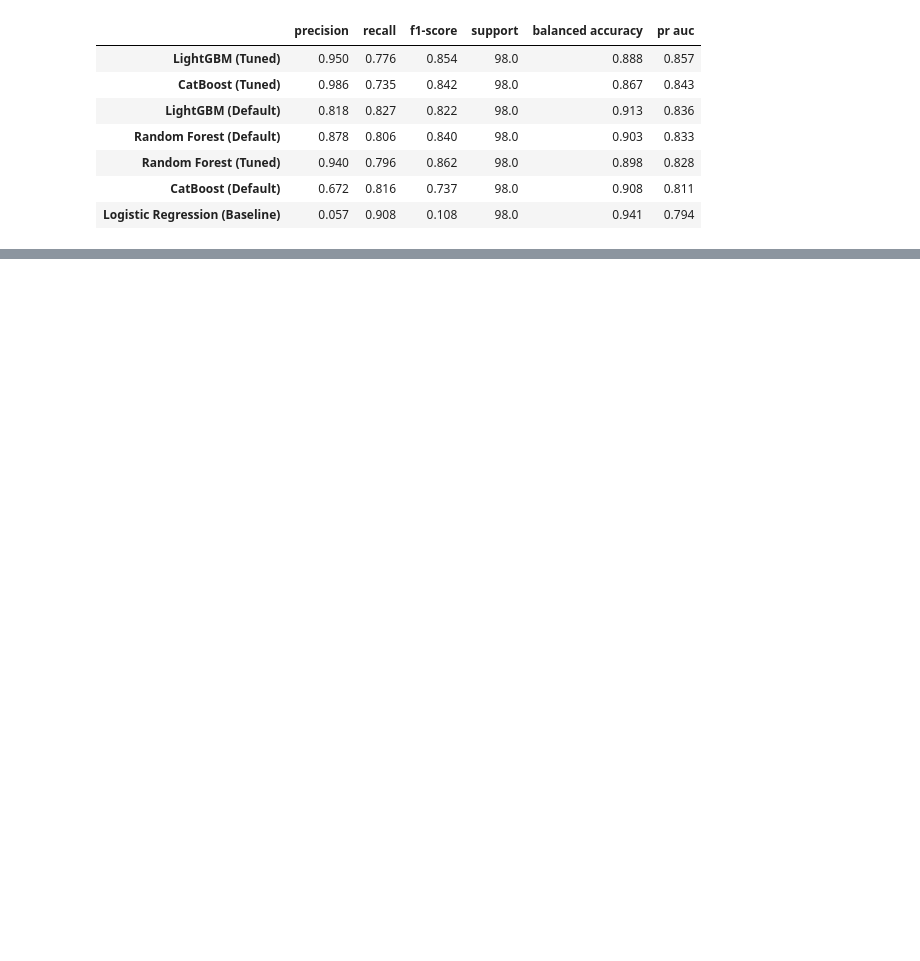
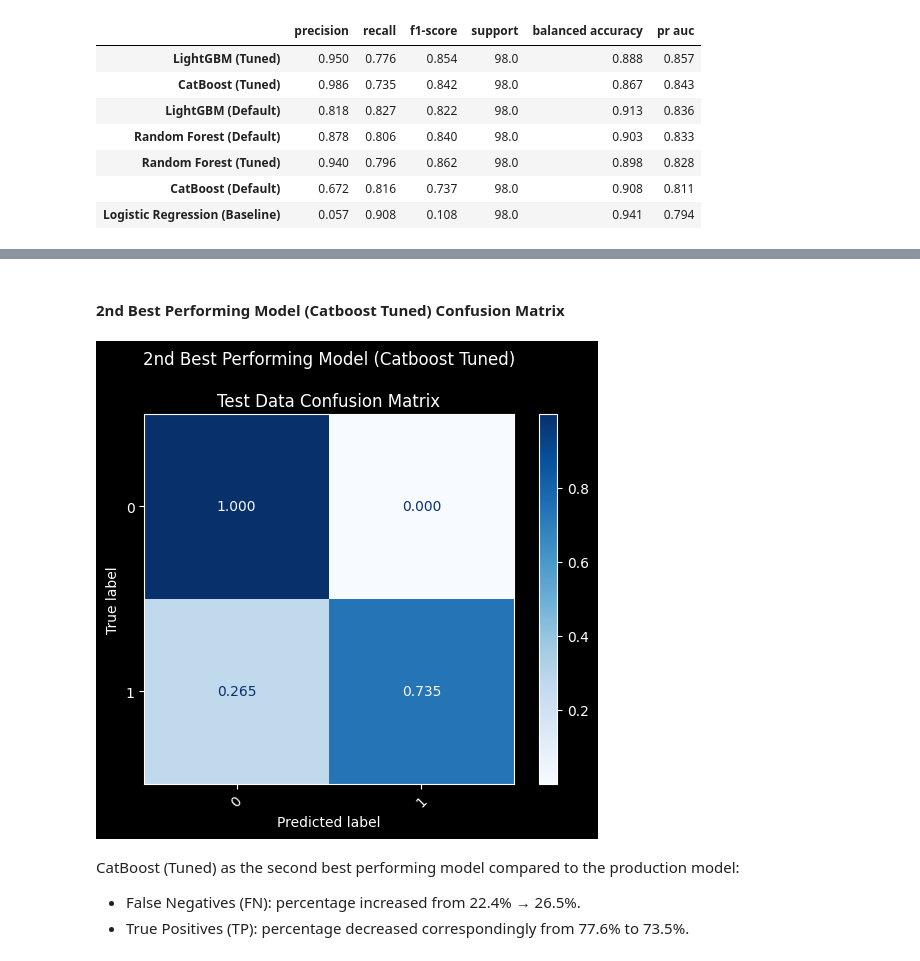
Before and after one commit to MohanadAlemam/fraud-detection-credit-card, a Jupyter notebook: notebooks/05_results_analysis.ipynb, the cells around one changed output, grey strips where cells are left out. Cells and saved outputs as stored; diff of their text form; code cells hidden in the pictures; blank space fills up the shorter version.

```diff
--- a/notebooks/05_results_analysis.ipynb
+++ b/notebooks/05_results_analysis.ipynb
@@ -199,0 +237,11 @@ Conclusion: The ranking based on PR AUC remains consistent with OOF results, con
+# %% [markdown]
+#### 2nd Best Performing Model (Catboost Tuned) Confusion Matrix
+# %%
+test_evaluation(catboost_tuned, X_test, y_test, model_name="2nd Best Performing Model (Catboost Tuned)", print_c_matrix=True)
+# %% [output]
+[figure, added]
+# %% [markdown]
+CatBoost (Tuned) as the second best performing model compared to the production model:
+
+- False Negatives (FN): percentage increased from 22.4% → 26.5%.
+- True Positives (TP): percentage decreased correspondingly from 77.6% to 73.5%.
```
Also changed, not shown: parts of 9 cells of this notebook.
